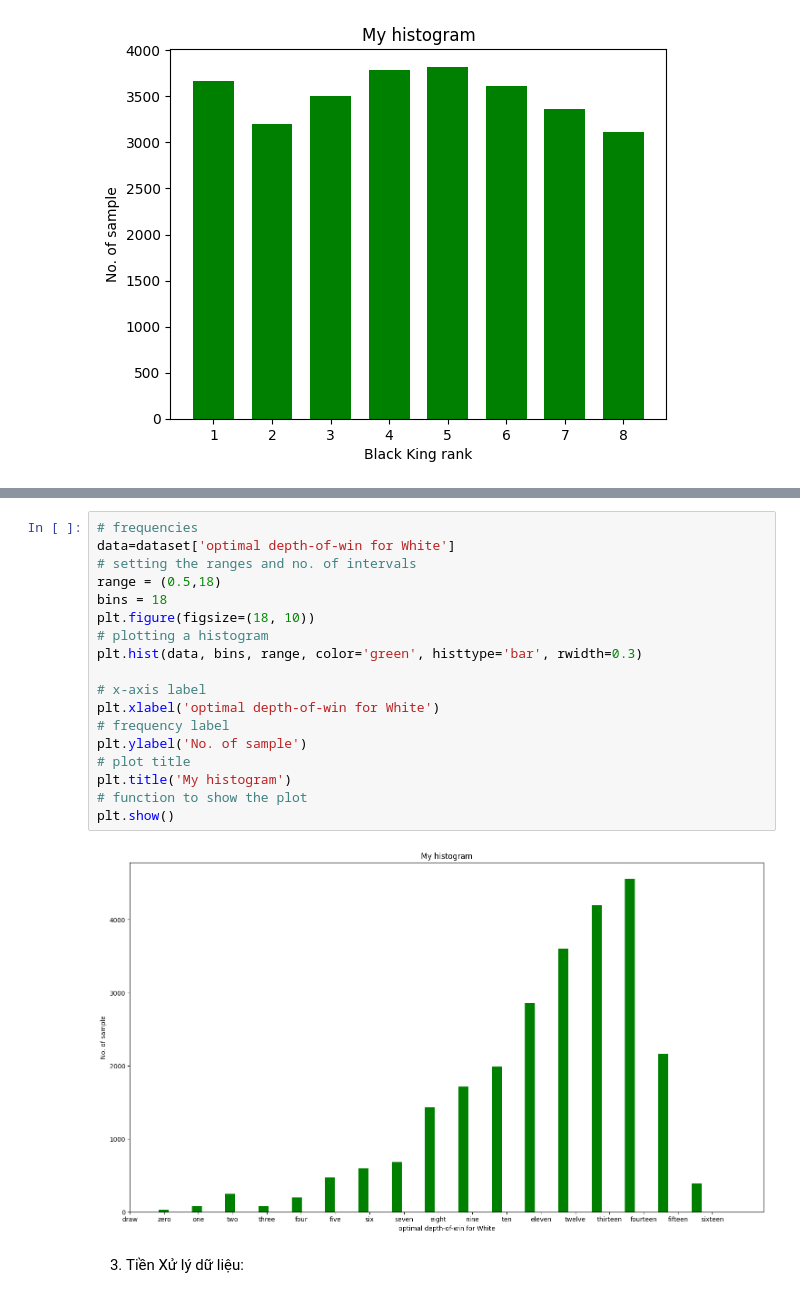
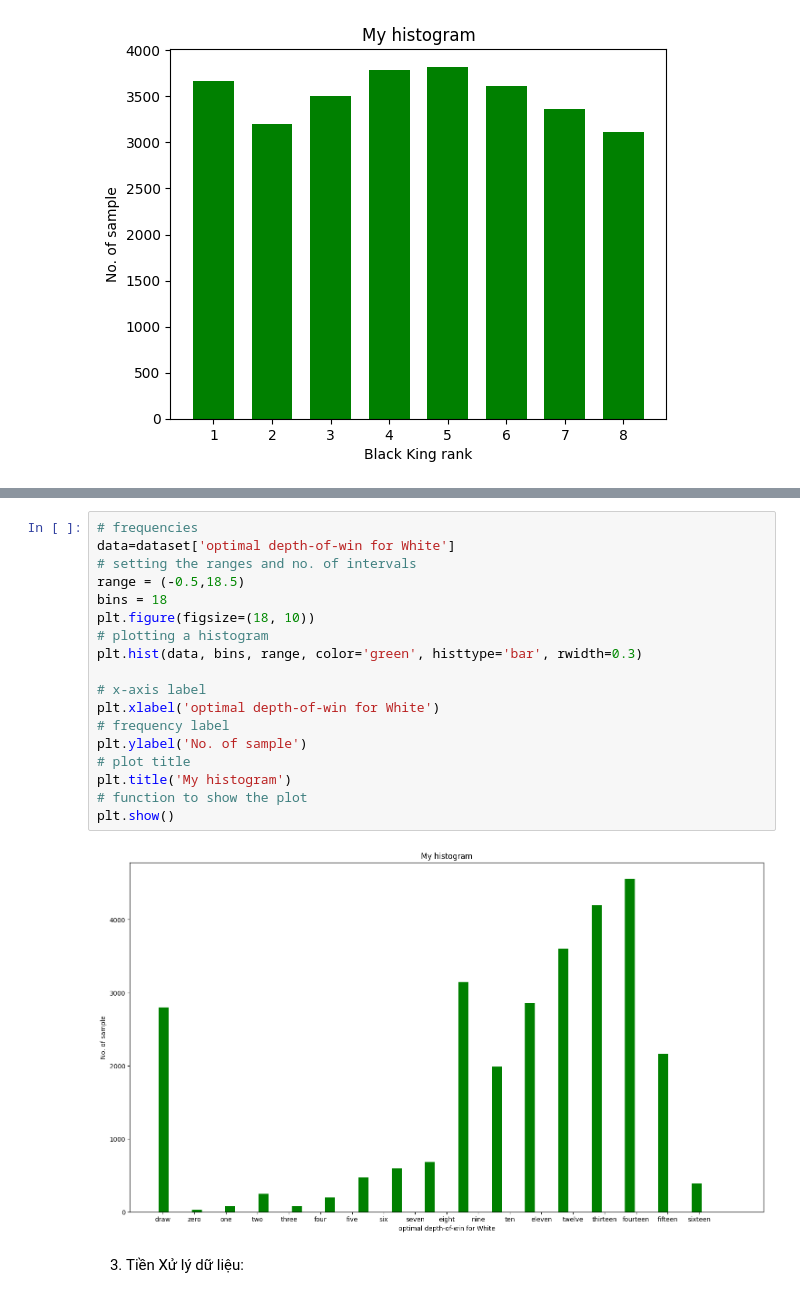
Before and after one commit to couqdev/MachineLearning, a Jupyter notebook: Project_ML_2023.ipynb, the cells around one changed output, grey strips where cells are left out. Drawn from its saved outputs; the diff is of its cells as text.

```diff
--- a/Project_ML_2023.ipynb
+++ b/Project_ML_2023.ipynb
@@ -240,23 +240,23 @@ sixteen: 390
 # %%
 # frequencies
 data=dataset['optimal depth-of-win for White']
 # setting the ranges and no. of intervals
-range = (0.5,18)
+range = (-0.5,18.5)
 bins = 18
 plt.figure(figsize=(18, 10))
 # plotting a histogram
 plt.hist(data, bins, range, color='green', histtype='bar', rwidth=0.3)
 
 # x-axis label
 plt.xlabel('optimal depth-of-win for White')
 # frequency label
 plt.ylabel('No. of sample')
 # plot title
 plt.title('My histogram')
 # function to show the plot
 plt.show()
 # %% [output]
-[figure, old version]
+[figure, new version]
 # %% [markdown]
 3. Tiền Xử lý dữ liệu:
 # %% [markdown]
```
Also changed, not shown: parts of 1 cell of this notebook.
